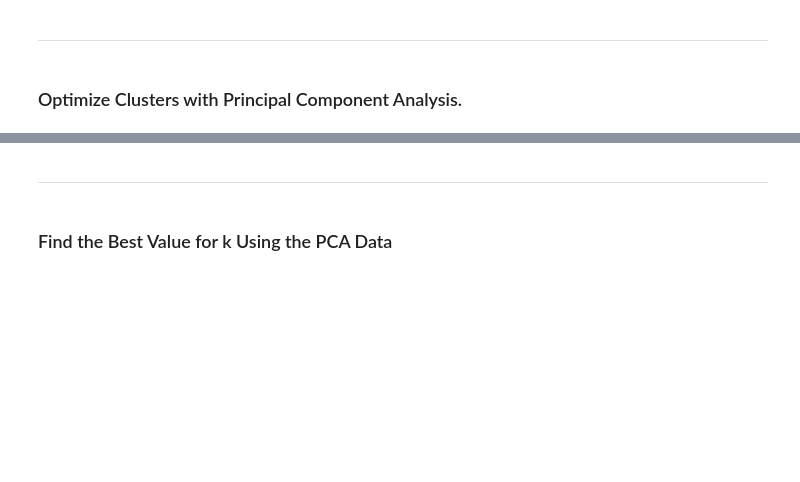
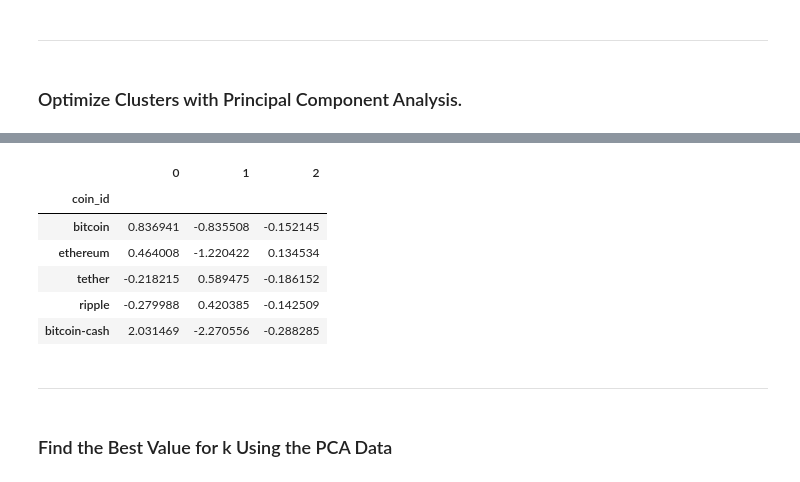
Before and after one commit to chelseapickett/CryptoClustering, a Jupyter notebook: Starter_Code/Crypto_Clustering.ipynb, the cells around one changed output, grey strips where cells are left out. Saved outputs shown, nothing was run; the diff lists cells and outputs as text; code cells hidden in the pictures; blank space fills up the shorter version.

```diff
--- a/Starter_Code/Crypto_Clustering.ipynb
+++ b/Starter_Code/Crypto_Clustering.ipynb
@@ -187,8 +185,10 @@ df_market_data_scaled_predictions.hvplot.scatter(
 ### Optimize Clusters with Principal Component Analysis.
 # %%
 # Create a PCA model instance and set `n_components=3`.
+pca = PCA(n_components=3)
 # %%
 # Use the PCA model with `fit_transform` to reduce to
 # three principal components.
-
+df_market_data_transformed = pca.fit_transform(df_market_data_scaled_predictions)
 # View the first five rows of the DataFrame.
+df_market_data_transformed[0:5]
@@ -204,15 +232,23 @@ df_market_data_scaled_predictions.hvplot.scatter(
 # %%
 # Create a new DataFrame with the PCA data.
-
-# Creating a DataFrame with the PCA data
+pca_df = pd.DataFrame(df_market_data_transformed)
 
 # Copy the crypto names from the original data
-
-
 # Set the coinid column as index
 
+pca_df["coin_id"] = df_market_data_scaled_predictions.index
+pca_df = pca_df.set_index("coin_id")
 
 # Display sample data
+pca_df.head()
+# %% [output]
+|  | 0 | 1 | 2 |
+| coin_id |  |  |  |
+| bitcoin | 0.836941 | -0.835508 | -0.152145 |
+| ethereum | 0.464008 | -1.220422 | 0.134534 |
+| tether | -0.218215 | 0.589475 | -0.186152 |
+| ripple | -0.279988 | 0.420385 | -0.142509 |
+| bitcoin-cash | 2.031469 | -2.270556 | -0.288285 |
 # %% [markdown]
 ---
 # %% [markdown]
```
Also changed, not shown: parts of 22 cells of this notebook.
